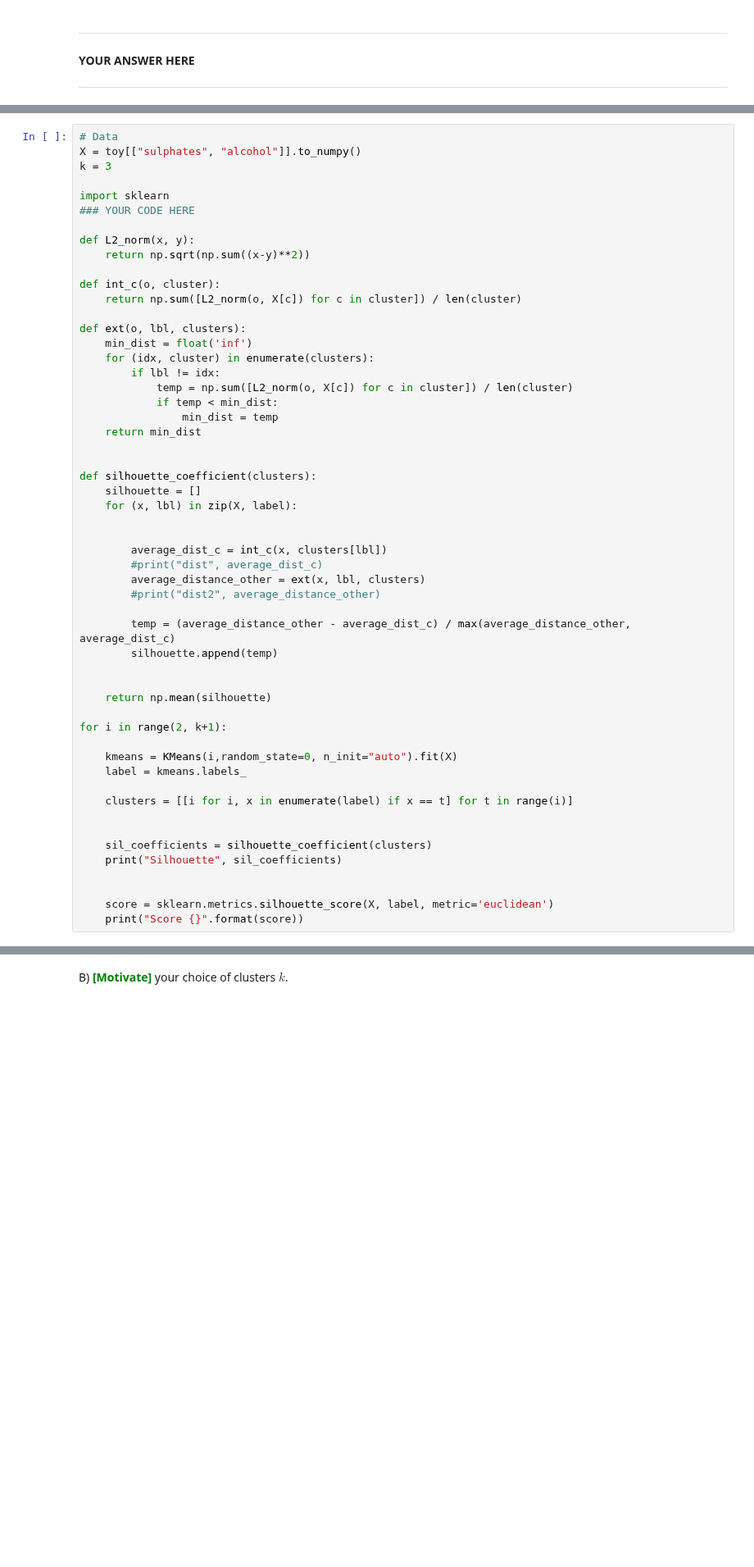
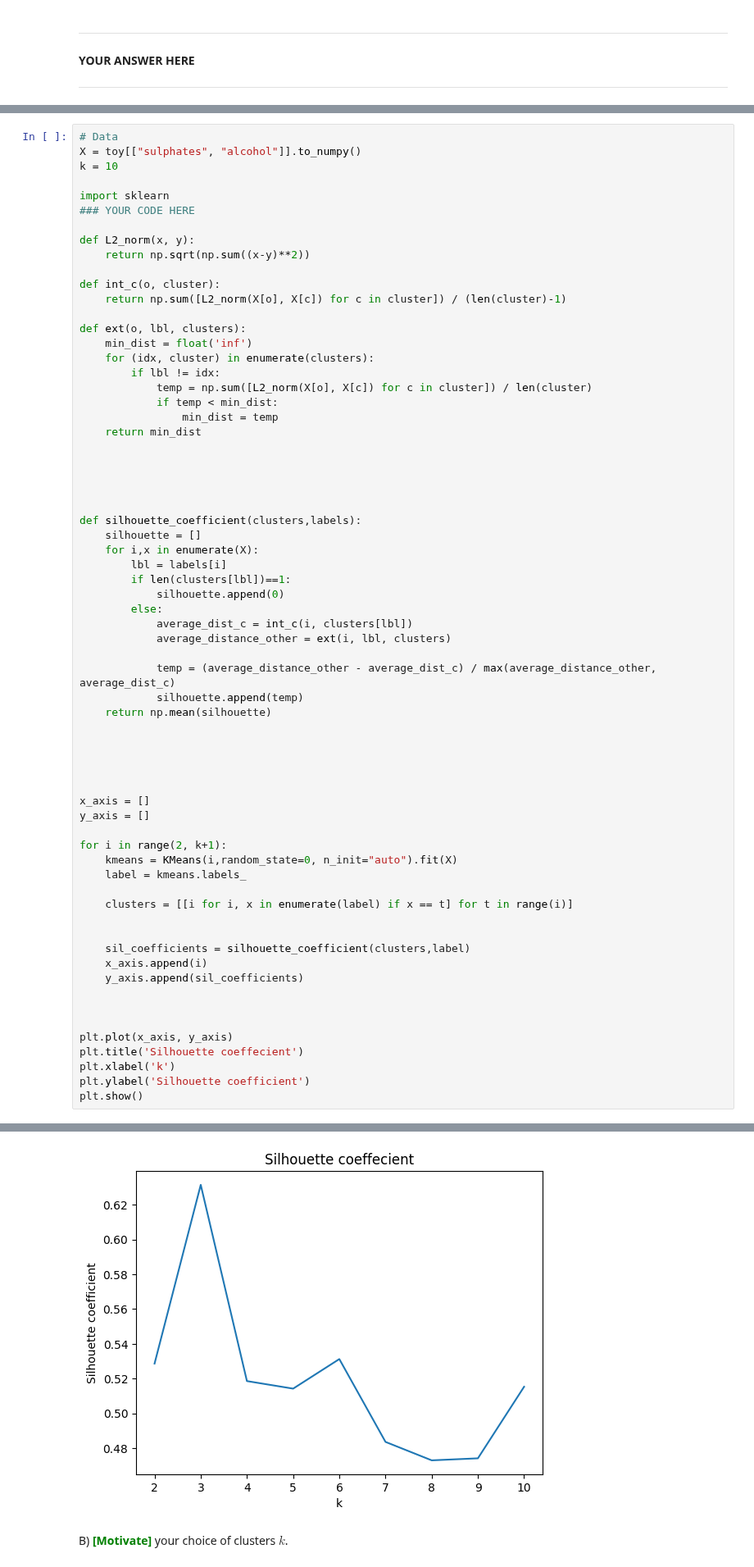
Before and after one commit to Joac1137/dm2023-exercises, a Jupyter notebook: handins/handin1.ipynb, the cells around one changed output, grey strips where cells are left out. Shown at 82% size. Drawn from its saved outputs; the diff is of its cells as text; blank space fills up the shorter version.

Commit message:
Silhouette coeffecient

```diff
--- a/handins/handin1.ipynb
+++ b/handins/handin1.ipynb
@@ -886,7 +886,7 @@ Use the "sulphates" and "alcohol" features of the data set.
 # %%
 # Data
 X = toy[["sulphates", "alcohol"]].to_numpy()
-k = 3
+k = 10
 
 import sklearn
 ### YOUR CODE HERE
@@ -895,46 +895,58 @@ def L2_norm(x, y):
     return np.sqrt(np.sum((x-y)**2))
 
 def int_c(o, cluster):
-    return np.sum([L2_norm(o, X[c]) for c in cluster]) / len(cluster)
+    return np.sum([L2_norm(X[o], X[c]) for c in cluster]) / (len(cluster)-1)
 
 def ext(o, lbl, clusters):
     min_dist = float('inf')
     for (idx, cluster) in enumerate(clusters):
         if lbl != idx:
-            temp = np.sum([L2_norm(o, X[c]) for c in cluster]) / len(cluster)
+            temp = np.sum([L2_norm(X[o], X[c]) for c in cluster]) / len(cluster)
             if temp < min_dist:
                 min_dist = temp
     return min_dist
 
 
-def silhouette_coefficient(clusters):
-    silhouette = []
-    for (x, lbl) in zip(X, label):
 
 
-        average_dist_c = int_c(x, clusters[lbl])
-        #print("dist", average_dist_c)
-        average_distance_other = ext(x, lbl, clusters)
-        #print("dist2", average_distance_other)
 
-        temp = (average_distance_other - average_dist_c) / max(average_distance_other, average_dist_c)
-        silhouette.append(temp)
+def silhouette_coefficient(clusters,labels):
+    silhouette = []
+    for i,x in enumerate(X):
+        lbl = labels[i]
+        if len(clusters[lbl])==1:
+            silhouette.append(0)
+        else:
+            average_dist_c = int_c(i, clusters[lbl])
+            average_distance_other = ext(i, lbl, clusters)
+
+            temp = (average_distance_other - average_dist_c) / max(average_distance_other, average_dist_c)
+            silhouette.append(temp)
+    return np.mean(silhouette)
 
 
-    return np.mean(silhouette)
+
+
+
+x_axis = []
+y_axis = []
 
 for i in range(2, k+1):
-
     kmeans = KMeans(i,random_state=0, n_init="auto").fit(X)
     label = kmeans.labels_
 
     clusters = [[i for i, x in enumerate(label) if x == t] for t in range(i)]
 
 
-    sil_coefficients = silhouette_coefficient(clusters)
-    print("Silhouette", sil_coefficients)
+    sil_coefficients = silhouette_coefficient(clusters,label)
+    x_axis.append(i)
+    y_axis.append(sil_coefficients)
 
 
-    score = sklearn.metrics.silhouette_score(X, label, metric='euclidean')
-    print("Score {}".format(score))
+
+plt.plot(x_axis, y_axis)
+plt.title('Silhouette coeffecient')
+plt.xlabel('k')
+plt.ylabel('Silhouette coefficient')
+plt.show()
 # %% [output]
@@ -945,3 +953,4 @@ Score 0.63156142245838
+[figure, added]
 # %% [markdown]
 B) <span style='color: green'>**\[Motivate\]**</span> your choice of clusters $k$.
 # %% [markdown]
```
Also changed, not shown: parts of 5 cells of this notebook, 1 other file.
